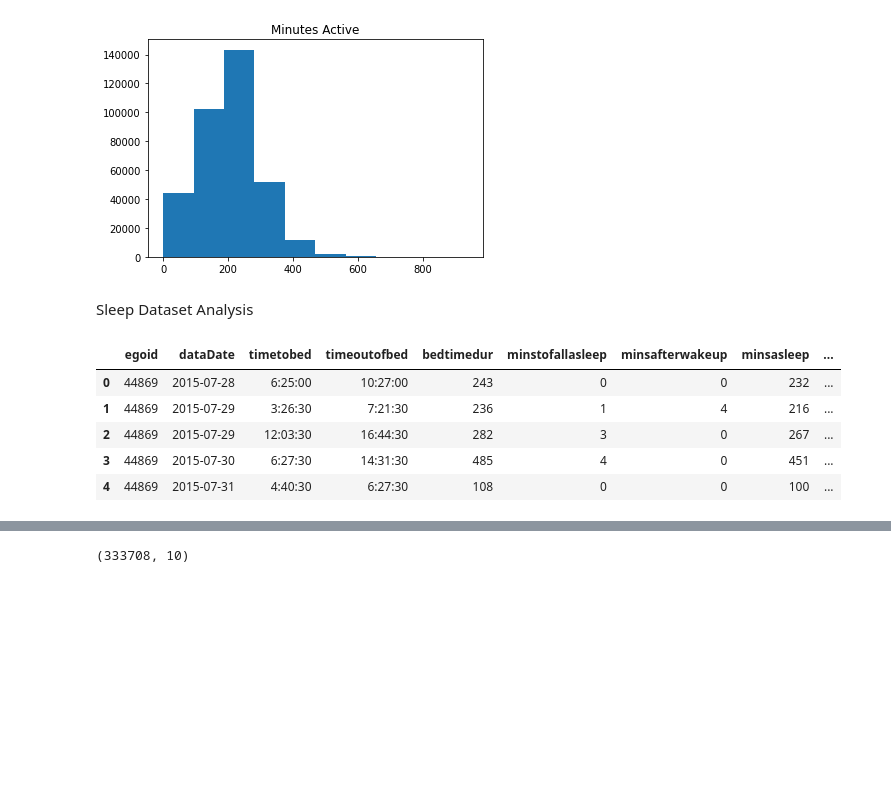
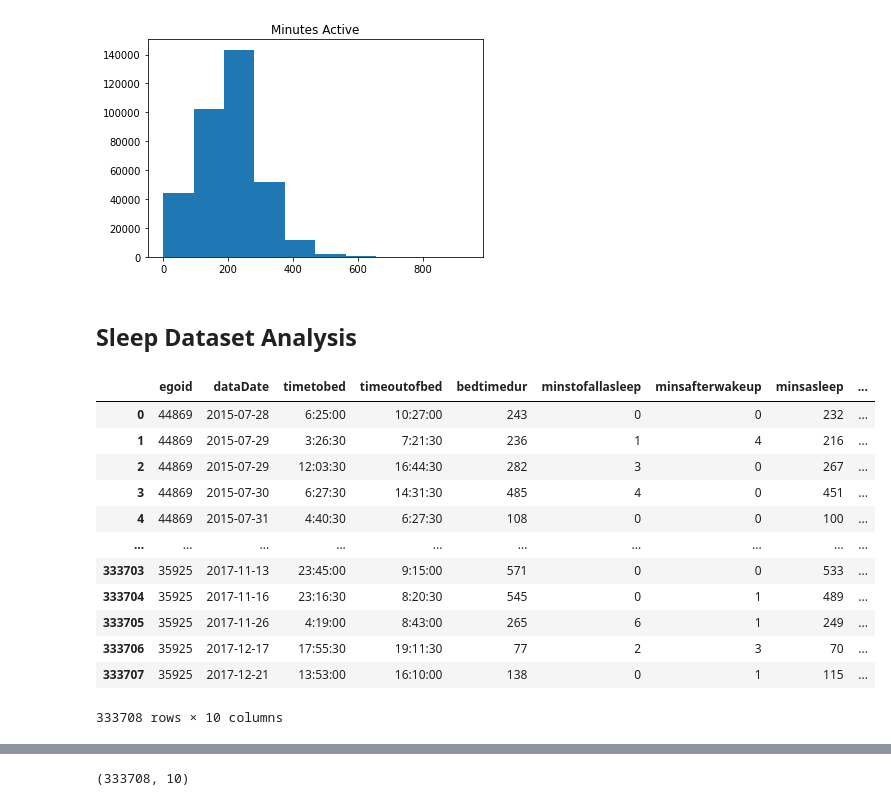
Before and after one commit to melaniaczobit/Major-Research-Project, a Jupyter notebook: MRP.ipynb, the cells around one changed output, grey strips where cells are left out. Cells and saved outputs as stored; diff of their text form; code cells hidden in the pictures; blank space fills up the shorter version.

```diff
--- a/MRP.ipynb
+++ b/MRP.ipynb
@@ -211,15 +215,22 @@ plt.show()
 # %% [output]
 [figure]
 # %% [markdown]
-Sleep Dataset Analysis
+## **Sleep Dataset Analysis**
 # %%
 path_sleep = '/content/drive/My Drive/MRP/FitbitSleep.csv'
 df_sleep = pd.read_csv(path_sleep)
-df_sleep.head()
+df_sleep
 # %% [output]
 |  | egoid | dataDate | timetobed | timeoutofbed | bedtimedur | minstofallasleep | minsafterwakeup | minsasleep | ... |
 | 0 | 44869 | 2015-07-28 | 6:25:00 | 10:27:00 | 243 | 0 | 0 | 232 | ... |
 | 1 | 44869 | 2015-07-29 | 3:26:30 | 7:21:30 | 236 | 1 | 4 | 216 | ... |
 | 2 | 44869 | 2015-07-29 | 12:03:30 | 16:44:30 | 282 | 3 | 0 | 267 | ... |
 | 3 | 44869 | 2015-07-30 | 6:27:30 | 14:31:30 | 485 | 4 | 0 | 451 | ... |
 | 4 | 44869 | 2015-07-31 | 4:40:30 | 6:27:30 | 108 | 0 | 0 | 100 | ... |
+| ... | ... | ... | ... | ... | ... | ... | ... | ... | ... |
+| 333703 | 35925 | 2017-11-13 | 23:45:00 | 9:15:00 | 571 | 0 | 0 | 533 | ... |
+| 333704 | 35925 | 2017-11-16 | 23:16:30 | 8:20:30 | 545 | 0 | 1 | 489 | ... |
+| 333705 | 35925 | 2017-11-26 | 4:19:00 | 8:43:00 | 265 | 6 | 1 | 249 | ... |
+| 333706 | 35925 | 2017-12-17 | 17:55:30 | 19:11:30 | 77 | 2 | 3 | 70 | ... |
+| 333707 | 35925 | 2017-12-21 | 13:53:00 | 16:10:00 | 138 | 0 | 1 | 115 | ... |
+333708 rows × 10 columns
```
Also changed, not shown: parts of 21 cells of this notebook.
